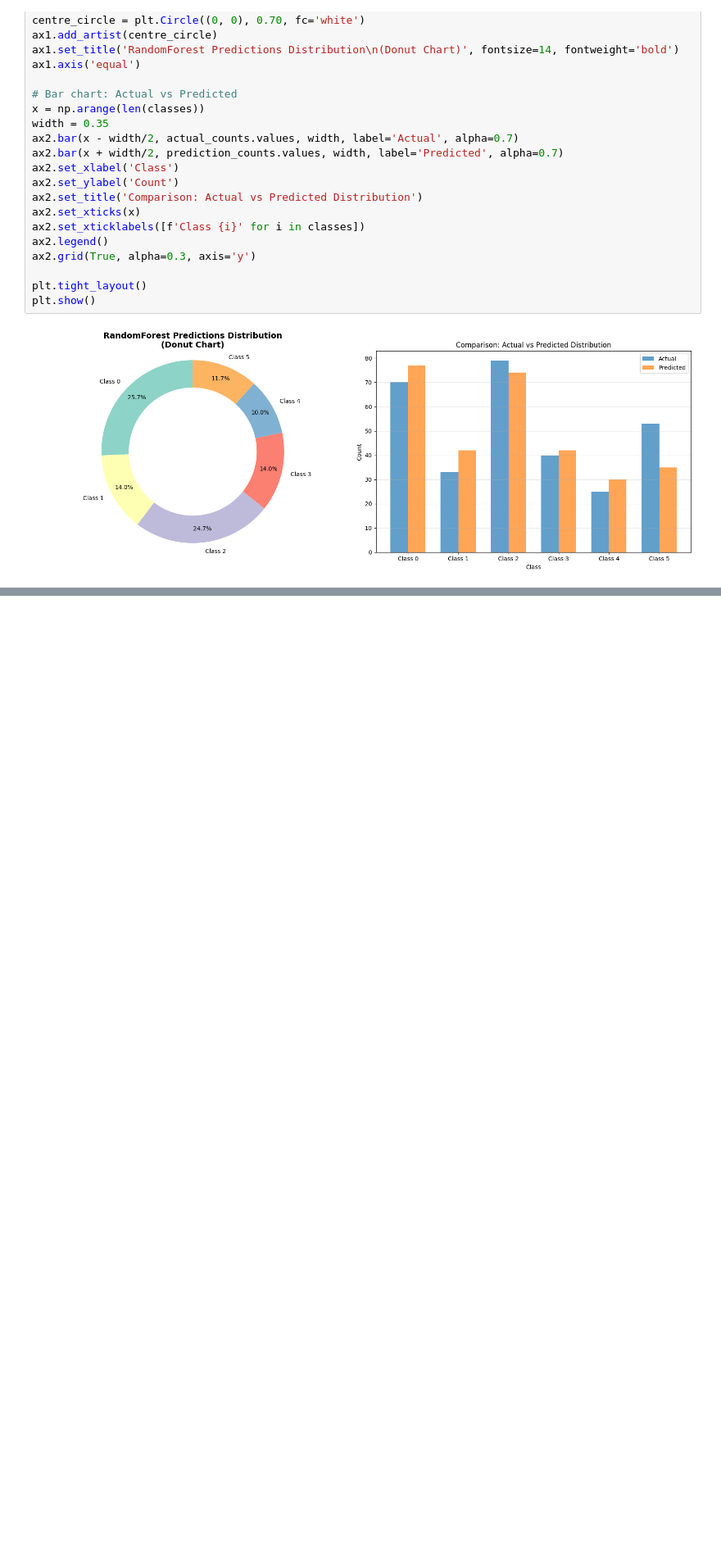
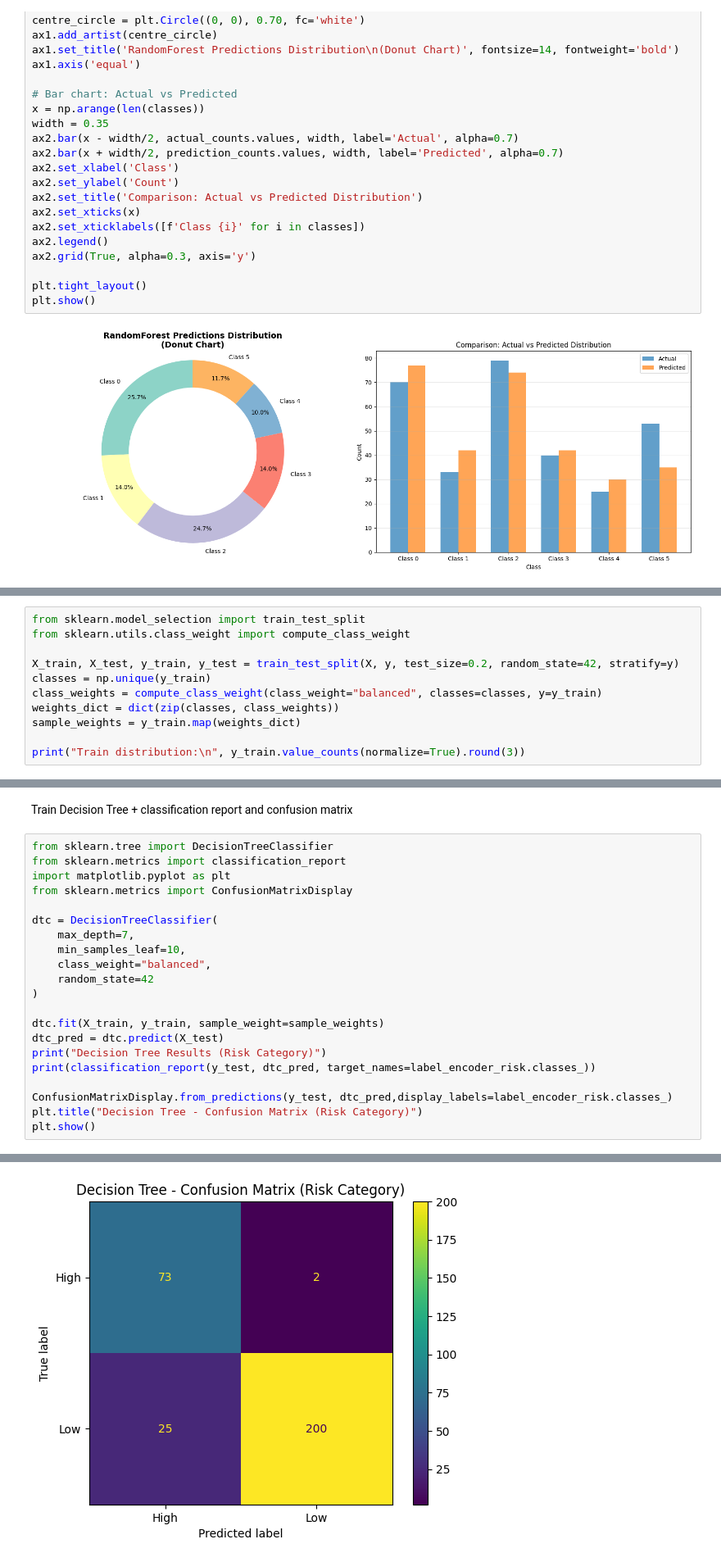
Before and after one commit to linlin0708/Data-Mining-Group-Project, a Jupyter notebook: DataMiningGP.ipynb, the cells around one changed output, grey strips where cells are left out. Shown at 82% size. Cells and saved outputs as stored; diff of their text form; blank space fills up the shorter version.

Commit message:
Add risk category Decision Tree model + evaluation

```diff
--- a/DataMiningGP.ipynb
+++ b/DataMiningGP.ipynb
@@ -418,0 +520,11 @@ plt.show()
+# %%
+from sklearn.model_selection import train_test_split
+from sklearn.utils.class_weight import compute_class_weight
+
+X_train, X_test, y_train, y_test = train_test_split(X, y, test_size=0.2, random_state=42, stratify=y)
+classes = np.unique(y_train)
+class_weights = compute_class_weight(class_weight="balanced", classes=classes, y=y_train)
+weights_dict = dict(zip(classes, class_weights))
+sample_weights = y_train.map(weights_dict)
+
+print("Train distribution:\n", y_train.value_counts(normalize=True).round(3))
@@ -418,0 +537,24 @@ plt.show()
+# %% [markdown]
+Train Decision Tree + classification report and confusion matrix
+# %%
+from sklearn.tree import DecisionTreeClassifier
+from sklearn.metrics import classification_report
+import matplotlib.pyplot as plt
+from sklearn.metrics import ConfusionMatrixDisplay
+
+dtc = DecisionTreeClassifier(
+    max_depth=7,
+    min_samples_leaf=10,
+    class_weight="balanced",
+    random_state=42
+)
+
+dtc.fit(X_train, y_train, sample_weight=sample_weights)
+dtc_pred = dtc.predict(X_test)
+print("Decision Tree Results (Risk Category)")
+print(classification_report(y_test, dtc_pred, target_names=label_encoder_risk.classes_))
+
+ConfusionMatrixDisplay.from_predictions(y_test, dtc_pred,display_labels=label_encoder_risk.classes_)
+plt.title("Decision Tree - Confusion Matrix (Risk Category)")
+plt.show()
+# %% [output]
@@ -418,0 +570 @@ plt.show()
+[figure, added]
```
Also changed, not shown: parts of 11 cells of this notebook.
